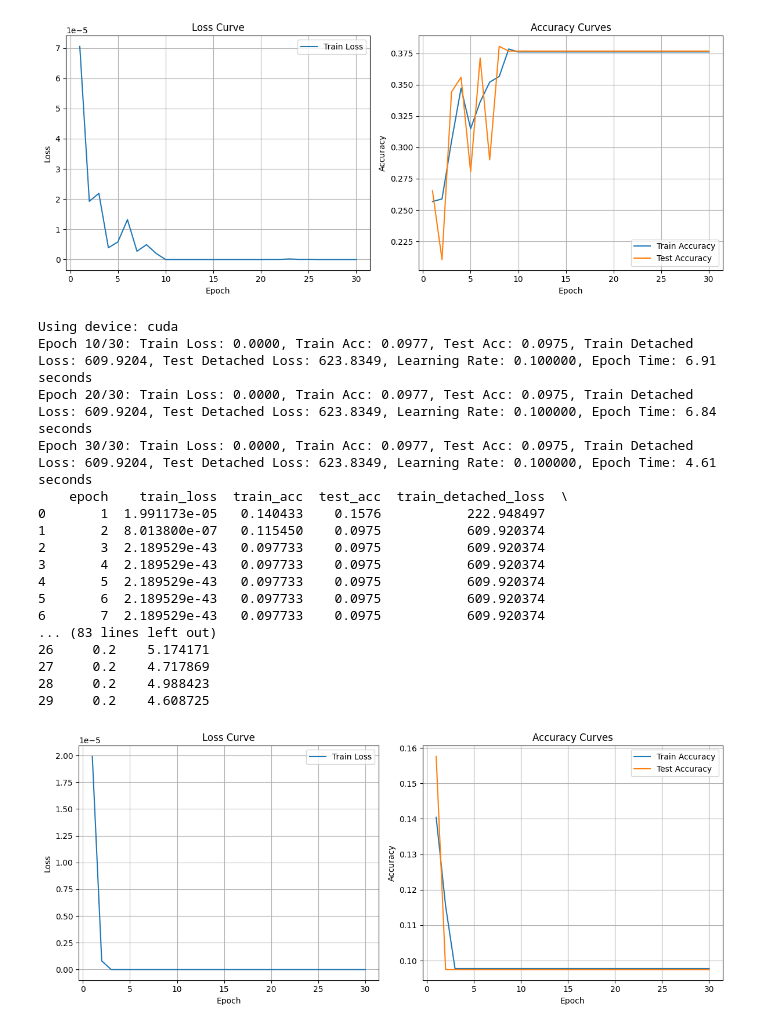
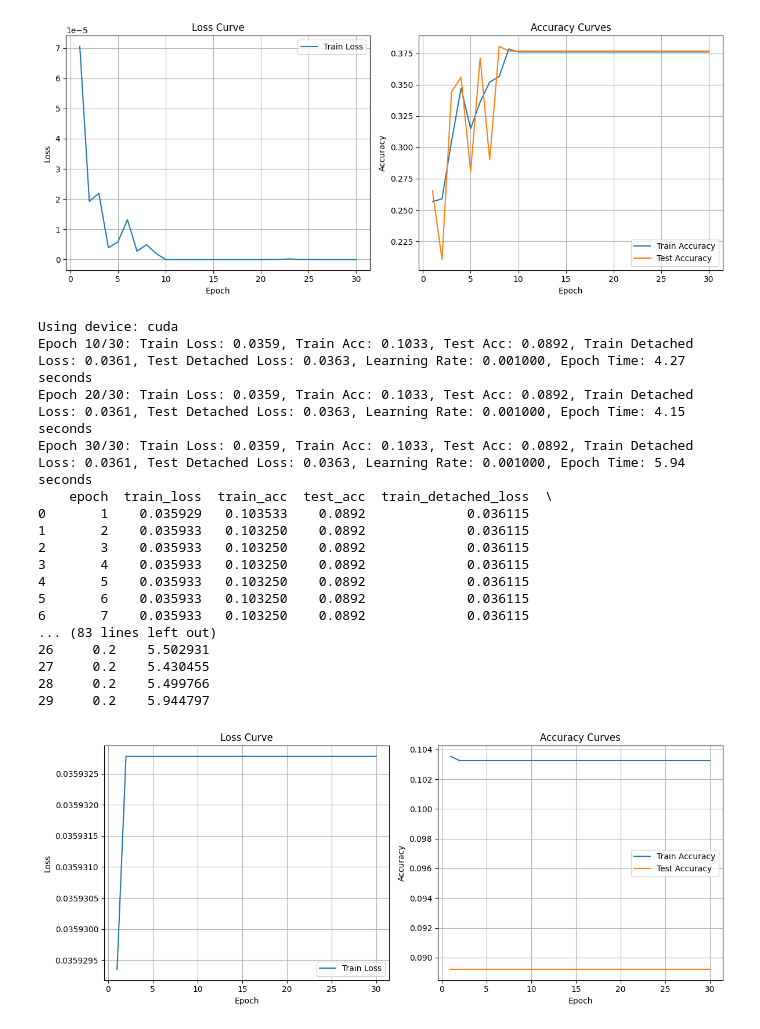
Before and after one commit to DaniBacaicoa/Weak_MC, a Jupyter notebook: Example.ipynb, the cells around one changed output. Drawn from its saved outputs; the diff is of its cells as text; code cells hidden in the pictures.

```diff
--- a/Example.ipynb
+++ b/Example.ipynb
@@ -275,21 +275,21 @@ print(f"Using device: {device}")
 
 model = MLP(
     input_size=Data.num_features,
-    hidden_sizes=[],
+    hidden_sizes=[784, 256],
     output_size=Data.num_classes,
     dropout_p=0,
     bn=False,
-    activation='id'
+    activation='tanh'
 )
 
-optimizer = optim.Adam(
+optimizer = optim.Adamax(
     model.parameters(),
-    lr=1e-1,
+    lr=1e-3,
 )
 # 2. Training parameters
 num_epochs = 30
 
-em_loss = MarginalChainProperLoss(weakener.M, loss_code="brier")
+em_loss = MarginalChainProperLoss(weakener.M, loss_code="cross_entropy")
 
 # 3. Run the training + evaluation loop
 model, results_df = train_and_evaluate(
@@ -303,49 +303,49 @@ model, results_df = train_and_evaluate(
 )
 
 # 4. View the epoch‐by‐epoch results
 print(results_df)
 
 # Set up a wide figure with two subplots
 fig, (ax1, ax2) = plt.subplots(1, 2, figsize=(12, 5))
 
 # Loss curves
 ax1.plot(results_df['epoch'], results_df['train_loss'], label='Train Loss')
 ax1.set_xlabel('Epoch')
 ax1.set_ylabel('Loss')
 ax1.set_title('Loss Curve')
 ax1.legend()
 ax1.grid(True)
 
 # Accuracy curves
 ax2.plot(results_df['epoch'], results_df['train_acc'], label='Train Accuracy')
 ax2.plot(results_df['epoch'], results_df['test_acc'], label='Test Accuracy')
 ax2.set_xlabel('Epoch')
 ax2.set_ylabel('Accuracy')
 ax2.set_title('Accuracy Curves')
 ax2.legend()
 ax2.grid(True)
 
 plt.tight_layout()
 plt.show()
 # %% [output]
 Using device: cuda
-Epoch 10/30: Train Loss: 0.0000, Train Acc: 0.0977, Test Acc: 0.0975, Train Detached Loss: 609.9204, Test Detached Loss: 623.8349, Learning Rate: 0.100000, Epoch Time: 6.91 seconds
-Epoch 20/30: Train Loss: 0.0000, Train Acc: 0.0977, Test Acc: 0.0975, Train Detached Loss: 609.9204, Test Detached Loss: 623.8349, Learning Rate: 0.100000, Epoch Time: 6.84 seconds
-Epoch 30/30: Train Loss: 0.0000, Train Acc: 0.0977, Test Acc: 0.0975, Train Detached Loss: 609.9204, Test Detached Loss: 623.8349, Learning Rate: 0.100000, Epoch Time: 4.61 seconds
-    epoch    train_loss  train_acc  test_acc  train_detached_loss  \
-0       1  1.991173e-05   0.140433    0.1576           222.948497
-1       2  8.013800e-07   0.115450    0.0975           609.920374
-2       3  2.189529e-43   0.097733    0.0975           609.920374
-3       4  2.189529e-43   0.097733    0.0975           609.920374
-4       5  2.189529e-43   0.097733    0.0975           609.920374
-5       6  2.189529e-43   0.097733    0.0975           609.920374
-6       7  2.189529e-43   0.097733    0.0975           609.920374
+Epoch 10/30: Train Loss: 0.0359, Train Acc: 0.1033, Test Acc: 0.0892, Train Detached Loss: 0.0361, Test Detached Loss: 0.0363, Learning Rate: 0.001000, Epoch Time: 4.27 seconds
+Epoch 20/30: Train Loss: 0.0359, Train Acc: 0.1033, Test Acc: 0.0892, Train Detached Loss: 0.0361, Test Detached Loss: 0.0363, Learning Rate: 0.001000, Epoch Time: 4.15 seconds
+Epoch 30/30: Train Loss: 0.0359, Train Acc: 0.1033, Test Acc: 0.0892, Train Detached Loss: 0.0361, Test Detached Loss: 0.0363, Learning Rate: 0.001000, Epoch Time: 5.94 seconds
+    epoch  train_loss  train_acc  test_acc  train_detached_loss  \
+0       1    0.035929   0.103533    0.0892             0.036115
+1       2    0.035933   0.103250    0.0892             0.036115
+2       3    0.035933   0.103250    0.0892             0.036115
+3       4    0.035933   0.103250    0.0892             0.036115
+4       5    0.035933   0.103250    0.0892             0.036115
+5       6    0.035933   0.103250    0.0892             0.036115
+6       7    0.035933   0.103250    0.0892             0.036115
 ... (83 lines left out)
-26     0.2    5.174171
-27     0.2    4.717869
-28     0.2    4.988423
-29     0.2    4.608725
+26     0.2    5.502931
+27     0.2    5.430455
+28     0.2    5.499766
+29     0.2    5.944797
-[figure, old version]
+[figure, new version]
 # %%
 
 device = torch.device("cuda" if torch.cuda.is_available() else "cpu")
```
Also changed, not shown: parts of 1 cell of this notebook, 1 other file.
